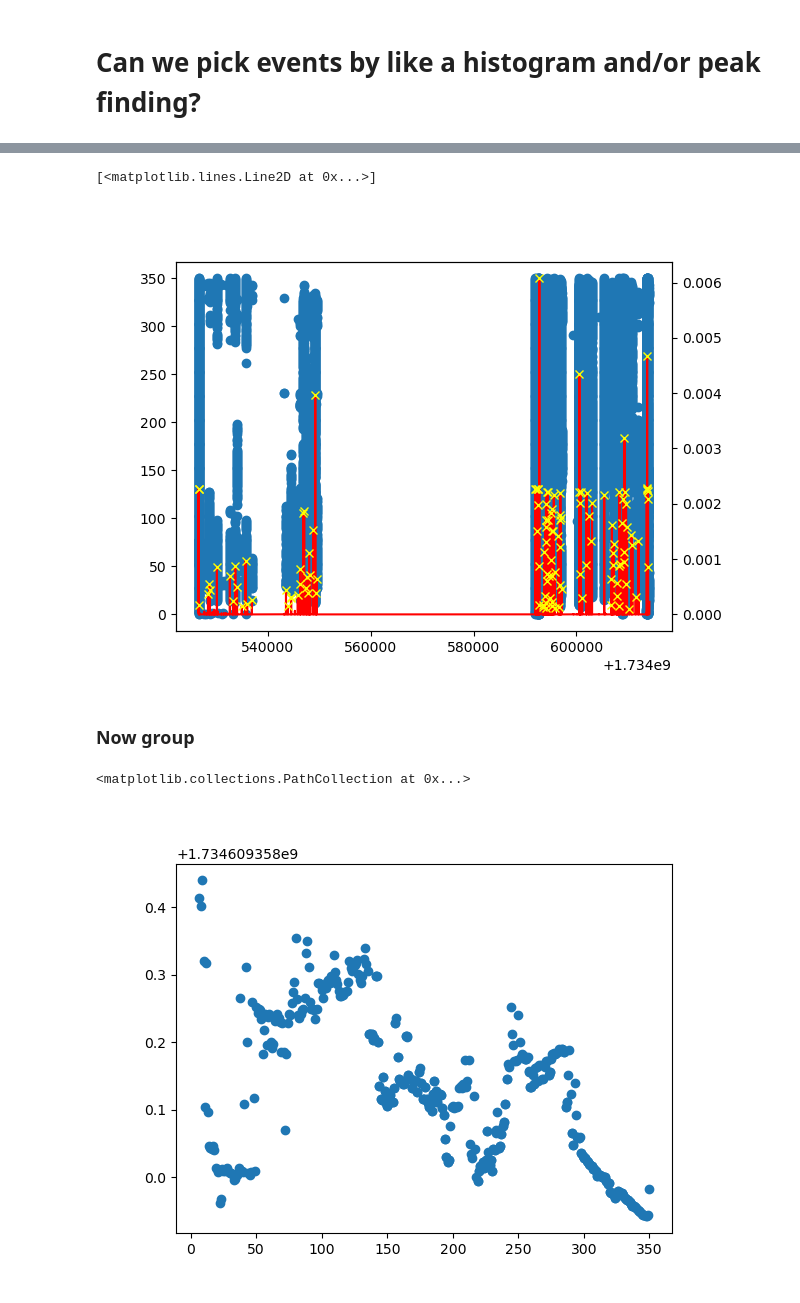
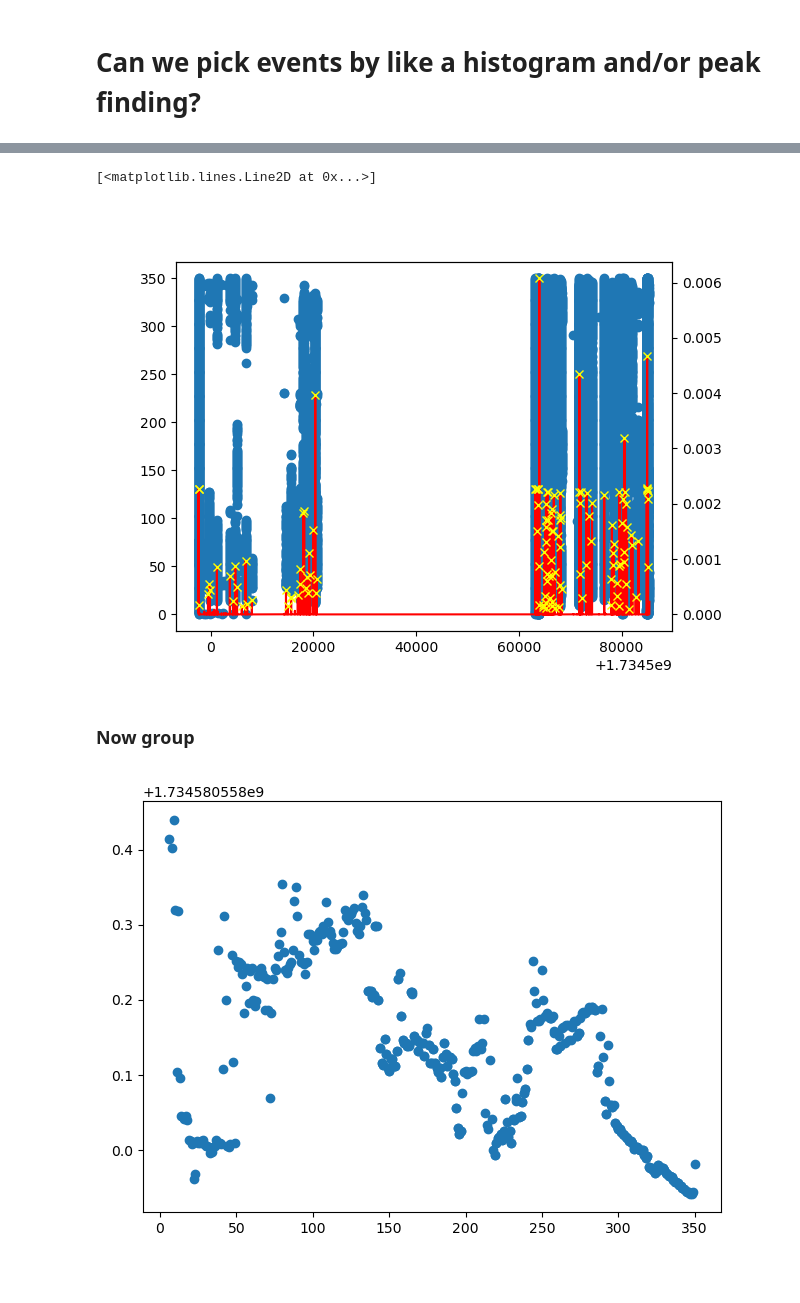
Before and after one commit to johnmorganmanos/eastwind_v2, a Jupyter notebook: Processing_Notebooks/event_grouping.ipynb, the cells around one changed output, grey strips where cells are left out. Cells and saved outputs as stored; diff of their text form; code cells hidden in the pictures.

```diff
--- a/Processing_Notebooks/event_grouping.ipynb
+++ b/Processing_Notebooks/event_grouping.ipynb
@@ -508,7 +508,7 @@ for n,i in enumerate(all_trigs_flat_no_duplicates):
 
     x_s += x_i
 
-    y_s += [q.timestamp() for q in i]
+    y_s += [q.replace(tzinfo=datetime.timezone.utc).timestamp() for q in i]
 
     original_datetimes += i
 # %%
@@ -543,7 +543,7 @@ ax2.plot(y_res,y_dense, c='red')
 ax2.plot(y_res[peaks],y_dense[peaks], "x", c='yellow')
 # %% [output]
 [<matplotlib.lines.Line2D at 0x...>]
-[figure, old version]
+[figure, new version]
 # %% [markdown]
 ### Now group
 # %%
@@ -563,13 +563,13 @@ for num, event in enumerate(y_res[peaks]):
 # %%
 event_of_interest = 84
 chans_interest = grouped_events_v2['Event '+str(event_of_interest)][0]
 times_interest = grouped_events_v2['Event '+str(event_of_interest)][1]
 
 
 fig,ax = plt.subplots()
 
 ax.scatter(chans_interest, times_interest)
+plt.tight_layout()
 # %% [output]
-<matplotlib.collections.PathCollection at 0x...>
-[figure, old version]
+[figure, new version]
 # %%
```
Also changed, not shown: parts of 2 cells of this notebook, 14 other files.
